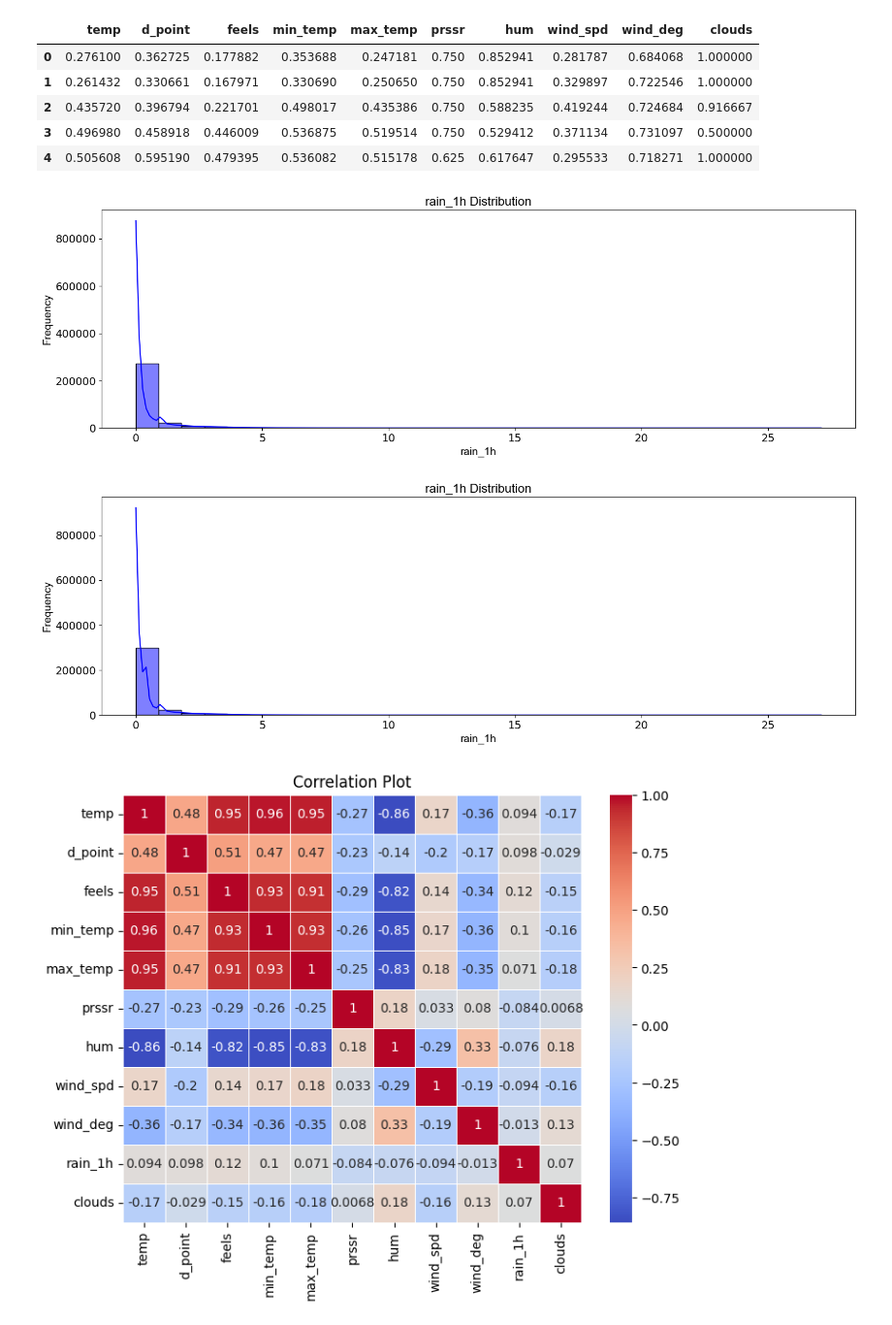
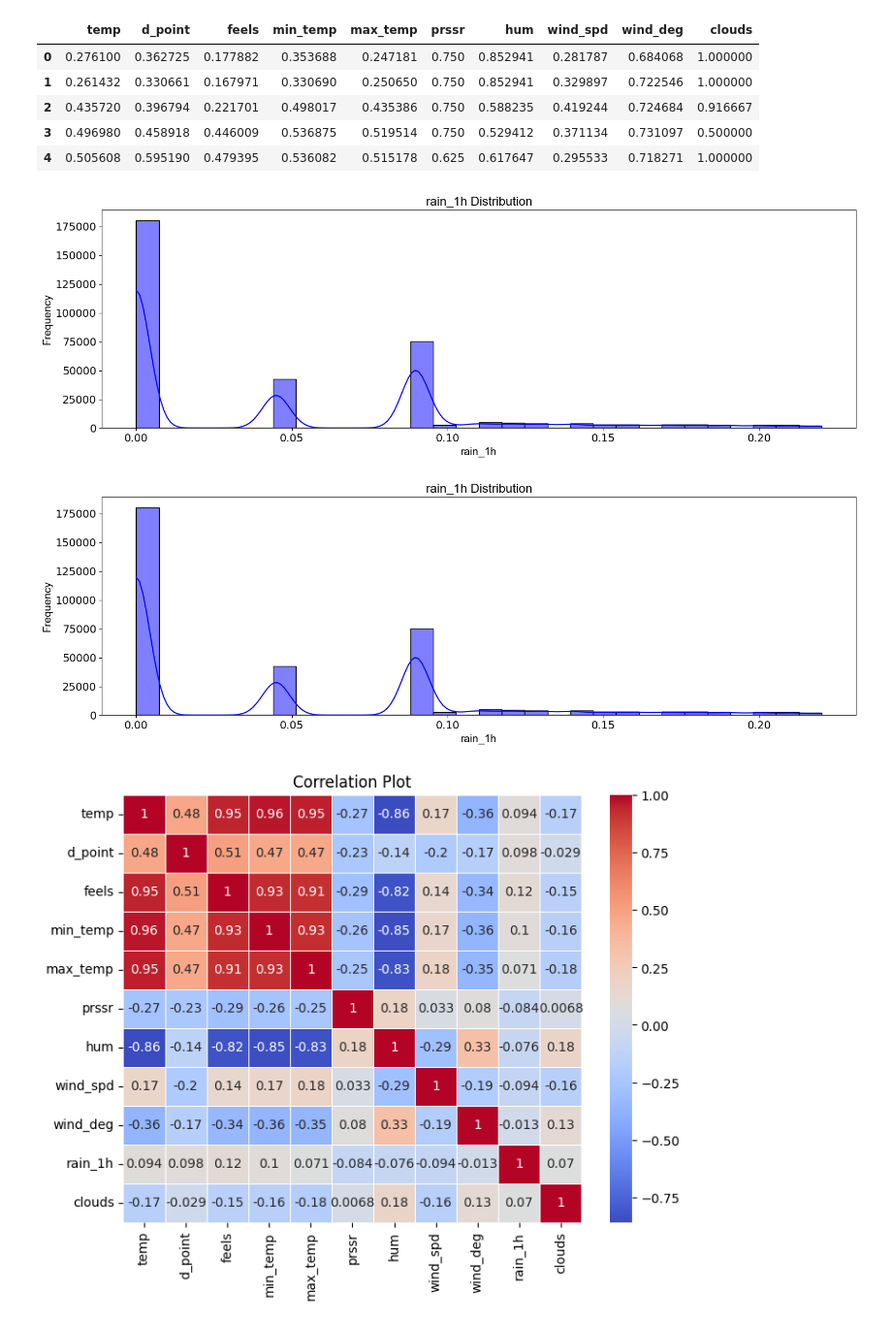
Before and after one commit to aymanrafif/rainforecasting_dq, a Jupyter notebook: data_prep.ipynb, the cells around one changed output. Shown at 97% size. Saved outputs shown, nothing was run; the diff lists cells and outputs as text; code cells hidden in the pictures.

Commit message:
data prep update & train with no outliers

```diff
--- a/data_prep.ipynb
+++ b/data_prep.ipynb
@@ -110,6 +110,24 @@ def outliers_to_mean(df, columns_to_check=None, factor=1.5, replace_with_nan=Tru
 
     return df_filled
 
+def outliers_to_median(df, columns_to_check=None, factor=1.5, replace_with_nan=True):
+    if columns_to_check is None:
+        columns_to_check = df.columns
+
+    Q1 = df[columns_to_check].quantile(0.25)
+    Q3 = df[columns_to_check].quantile(0.75)
+    IQR = Q3 - Q1
+
+    if replace_with_nan:
+        # Create a mask to identify outliers and replace them with NaN
+        outlier_mask = ((df[columns_to_check] < (Q1 - factor * IQR)) | (df[columns_to_check] > (Q3 + factor * IQR)))
+        df[outlier_mask] = np.nan
+
+    # Fill NaN values with the mean of their respective columns
+    df_filled = df.fillna(df.median())
+
+    return df_filled
+
 def plotTimeSeries(dataset, feature_name):
     _ = plt.rcParams['figure.figsize'] = (15, 5)
     _ = plt.grid(which = 'major', c = '#cccccc', alpha = 0.5)
@@ -259,3 +277,4 @@ train_dp_numeric = train_dp.drop(non_numeric_cols, axis = 1)
 # %%
 noOutliersTrain = remove_outliers_iqr(train_dp_numeric)
 meanOutliersTrain = outliers_to_mean(train_dp_numeric.drop('rain_1h', axis = 1))
+medianRain = outliers_to_median(train_dp_numeric)
@@ -331,11 +398,11 @@ scaledmo_df.head()
 | 3 | 0.496980 | 0.458918 | 0.446009 | 0.536875 | 0.519514 | 0.750 | 0.529412 | 0.371134 | 0.731097 | 0.500000 |
 | 4 | 0.505608 | 0.595190 | 0.479395 | 0.536082 | 0.515178 | 0.625 | 0.617647 | 0.295533 | 0.718271 | 1.000000 |
 # %%
-plotDistribution(train_dp, 'rain_1h')
-plotDistribution(train_final, 'rain_1h')
+plotDistribution(noOutliersTrain, 'rain_1h')
+plotDistribution(medianRain, 'rain_1h')
 # %% [output]
-[figure, old version]
+[figure, new version]
-[figure, old version]
+[figure, new version]
 # %%
 # Calculate the correlation matrix
 correlation_matrix = scaledmo_df.corr()
```
Also changed, not shown: parts of 5 cells of this notebook, 2 other files.
